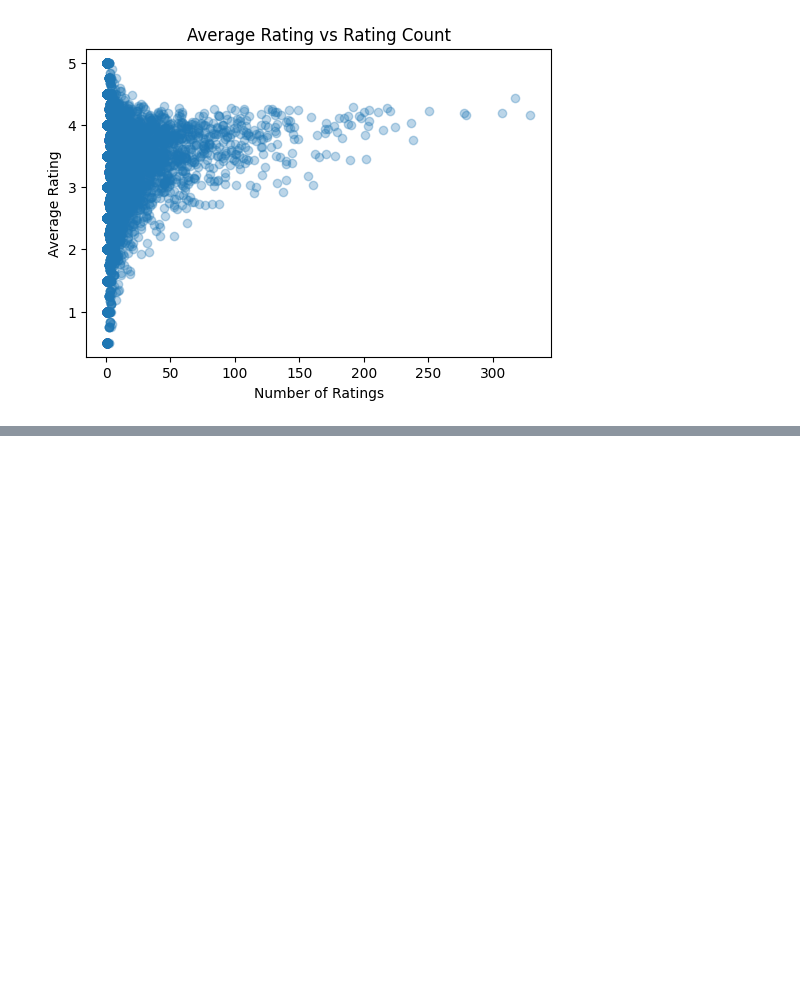
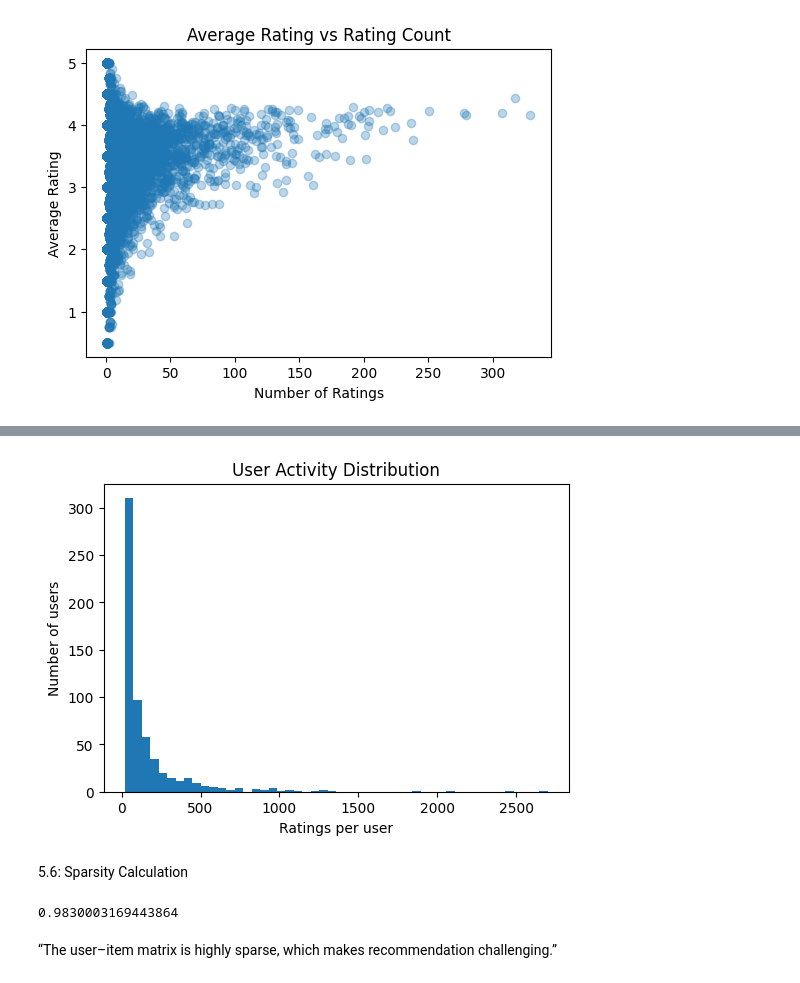
Before and after one commit to vishnupriya-642/movie-recommendation-system, a Jupyter notebook: Movie_Recommendation_System.ipynb, the cells around one changed output, grey strips where cells are left out. Drawn from its saved outputs; the diff is of its cells as text; code cells hidden in the pictures; blank space fills up the shorter version.

```diff
--- a/Movie_Recommendation_System.ipynb
+++ b/Movie_Recommendation_System.ipynb
@@ -342,0 +355,3 @@ plt.show()
+# %%
+user_rating_count = ratings.groupby("userId").size()
+user_rating_count.describe()
@@ -342,0 +369,21 @@ plt.show()
+# %%
+plt.figure(figsize=(6,4))
+user_rating_count.plot(kind="hist", bins=50)
+plt.xlabel("Ratings per user")
+plt.ylabel("Number of users")
+plt.title("User Activity Distribution")
+plt.show()
+# %% [output]
+[figure, added]
+# %% [markdown]
+5.6: Sparsity Calculation
+# %%
+num_users = ratings["userId"].nunique()
+num_movies = ratings["movieId"].nunique()
+
+sparsity = 1 - (len(ratings) / (num_users * num_movies))
+sparsity
+# %% [output]
+0.9830003169443864
+# %% [markdown]
+“The user–item matrix is highly sparse, which makes recommendation challenging.”
```
Also changed, not shown: parts of 67 cells of this notebook.
